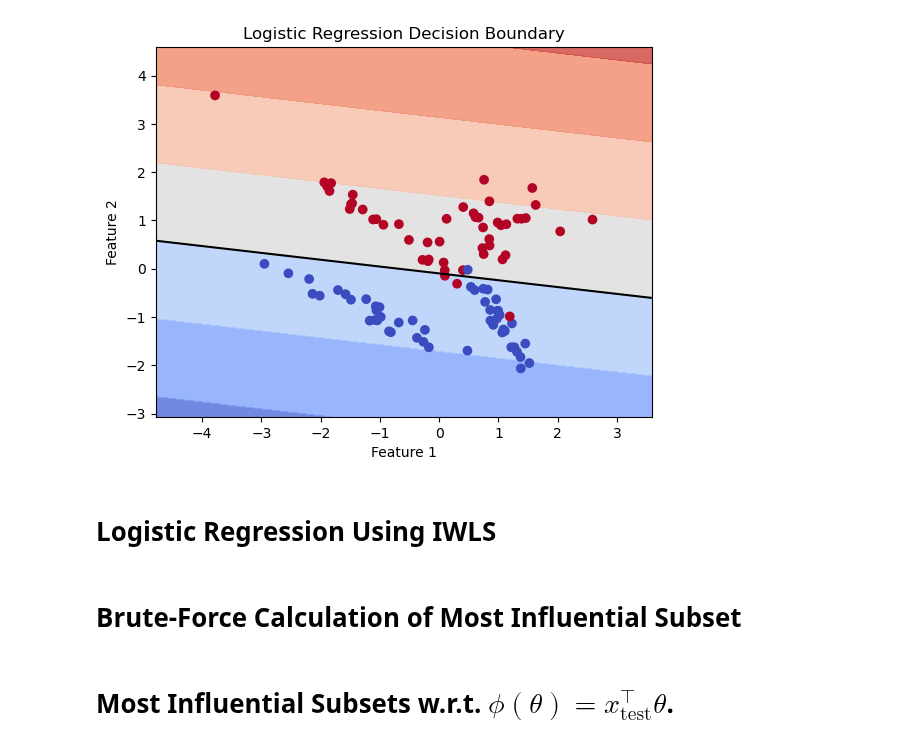
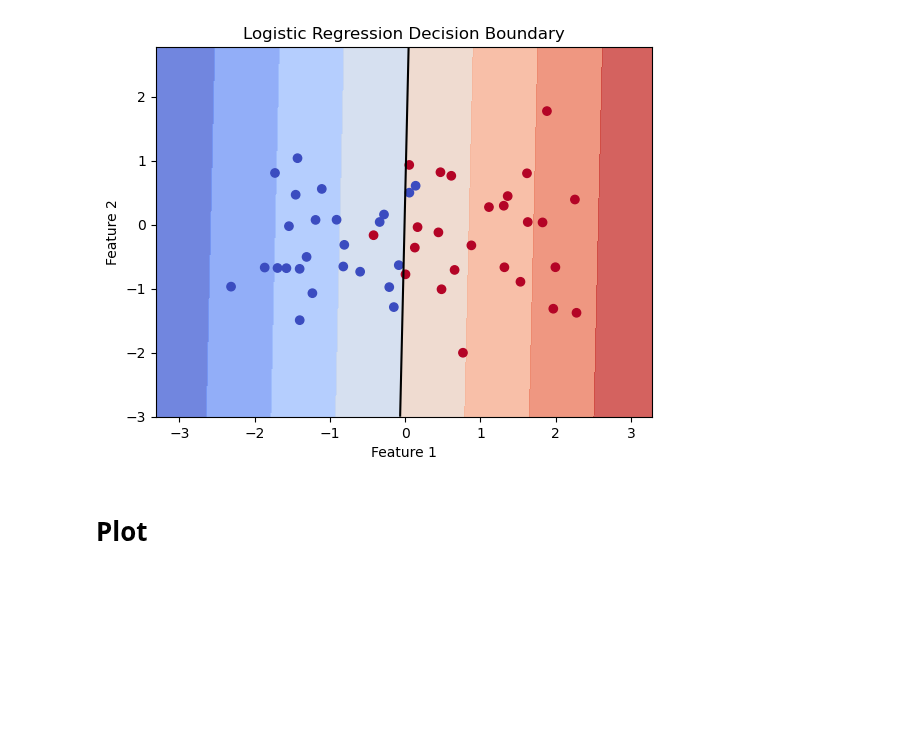
Before and after one commit to sleepymalc/MISS, a Jupyter notebook: IWLS_plot.ipynb, the cells around one changed output. Cells and saved outputs as stored; diff of their text form; code cells hidden in the pictures; blank space fills up the shorter version.

Commit message:
update IWLS and plot

```diff
--- a/IWLS_plot.ipynb
+++ b/IWLS_plot.ipynb
@@ -1,11 +1,16 @@
 # %%
 import numpy as np
 import matplotlib.pyplot as plt
-from sklearn import datasets
-from sklearn.model_selection import train_test_split
 from sklearn.linear_model import LogisticRegression
-from sklearn.metrics import log_loss
-from itertools import combinations
+from IWLS import IWLS, adaptive_IWLS, margin, first_order
 
-seed = 83
+# general parameters
+n, k = 50, 5
+job_n = 50
+
+# (1, 0.5), (41, 0.5), (61, 0.5), (42, 0.5), (46, 0.5)
+seed = 41
+cov_str = 0.5
+
+target = "probability"
 np.random.seed(seed)
@@ -23,45 +40,15 @@ LogisticRegression(penalty=None)
 # %%
-y_pred = logistic_classifier.predict(X_test)
+# Plot the decision boundary
+xx, yy = np.meshgrid(np.linspace(X_train[:, 0].min() - 1, X_train[:, 0].max() + 1, 100),
+                    np.linspace(X_train[:, 1].min() - 1, X_train[:, 1].max() + 1, 100))
+Z = logistic_classifier.decision_function(np.c_[xx.ravel(), yy.ravel()])
+Z = Z.reshape(xx.shape)
 
-accuracy = np.mean(y_pred == y_test)
-print(f"Accuracy: {accuracy * 100:.2f}%")
-
-test_loss = log_loss(y_test, y_pred)
-print(f"Test Loss: {test_loss:.4f}")
-
-if n_features == 2:
-    # Plot the decision boundary
-    xx, yy = np.meshgrid(np.linspace(X[:, 0].min() - 1, X[:, 0].max() + 1, 100),
-                        np.linspace(X[:, 1].min() - 1, X[:, 1].max() + 1, 100))
-    Z = logistic_classifier.decision_function(np.c_[xx.ravel(), yy.ravel()])
-    Z = Z.reshape(xx.shape)
-
-    plt.contourf(xx, yy, Z, cmap=plt.cm.coolwarm, alpha=0.8)
-    plt.contour(xx, yy, Z, colors='black', linestyles='-', levels=[0])
-    plt.scatter(X[:, 0], X[:, 1], c=y, cmap=plt.cm.coolwarm, marker='o')
-    plt.xlabel('Feature 1')
-    plt.ylabel('Feature 2')
-    plt.title('Logistic Regression Decision Boundary')
-    plt.show()
-else:
-    from sklearn.decomposition import PCA
-
-    # Reduce dimensionality using PCA to 2 components
-    pca = PCA(n_components=2)
-    X_pca = pca.fit_transform(X)
-
-    # Create a mesh grid for the reduced feature space
-    x_min, x_max = X_pca[:, 0].min() - 1, X_pca[:, 0].max() + 1
-    y_min, y_max = X_pca[:, 1].min() - 1, X_pca[:, 1].max() + 1
-    xx, yy = np.meshgrid(np.arange(x_min, x_max, 0.02), np.arange(y_min, y_max, 0.02))
-    Z = logistic_classifier.predict(np.c_[xx.ravel(), yy.ravel()])
-    Z = Z.reshape(xx.shape)
-
-    # Plot the decision boundary in the reduced 2D space
-    plt.contour(xx, yy, Z, colors='black', linestyles='--')
-    plt.scatter(X_pca[:, 0], X_pca[:, 1], c=y, cmap=plt.cm.coolwarm, marker='o')
-    plt.xlabel('Principal Component 1')
-    plt.ylabel('Principal Component 2')
-    plt.title('Logistic Regression Decision Boundary (Reduced to 2D)')
-    plt.show()
+plt.contourf(xx, yy, Z, cmap=plt.cm.coolwarm, alpha=0.8)
+plt.contour(xx, yy, Z, colors='black', linestyles='-', levels=[0])
+plt.scatter(X_train[:, 0], X_train[:, 1], c=y_train, cmap=plt.cm.coolwarm, marker='o')
+plt.xlabel('Feature 1')
+plt.ylabel('Feature 2')
+plt.title('Logistic Regression Decision Boundary')
+plt.show()
 # %% [output]
@@ -70,3 +55 @@ Test Loss: 1.4417
-[figure, old version]
+[figure, new version]
-# %% [markdown]
-# Logistic Regression Using IWLS
@@ -104,2 +55,0 @@ def logistic_regression_IWLS(X, y, max_iters=500, tolerance=1e-6):
-# %% [markdown]
-# Brute-Force Calculation of Most Influential Subset
@@ -154 +56,3 @@ def brute_force_removal(original_logistic_classifier, X_train, y_train, X_test,
+# %% [markdown]
+# Plot
 # %%
@@ -212,2 +93,0 @@ def calculate_influence(X, X_test, y, coef, W, test_point_index, leverage=False,
-# %% [markdown]
-# Most Influential Subsets w.r.t. $ \phi(\theta) = x_{\text{test}}^\top \theta $.
```
Also changed, not shown: parts of 19 cells of this notebook, 1 other file.
